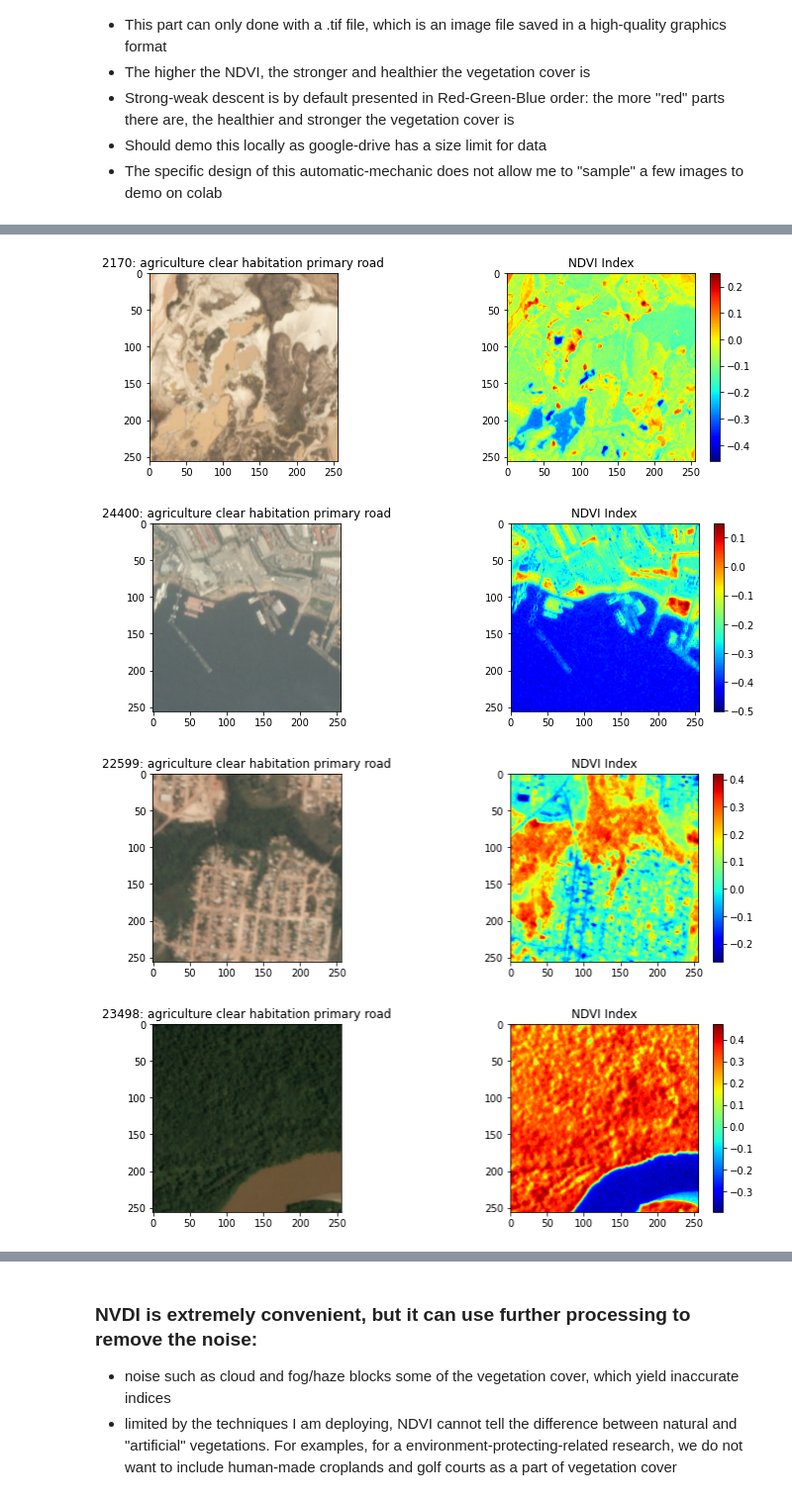
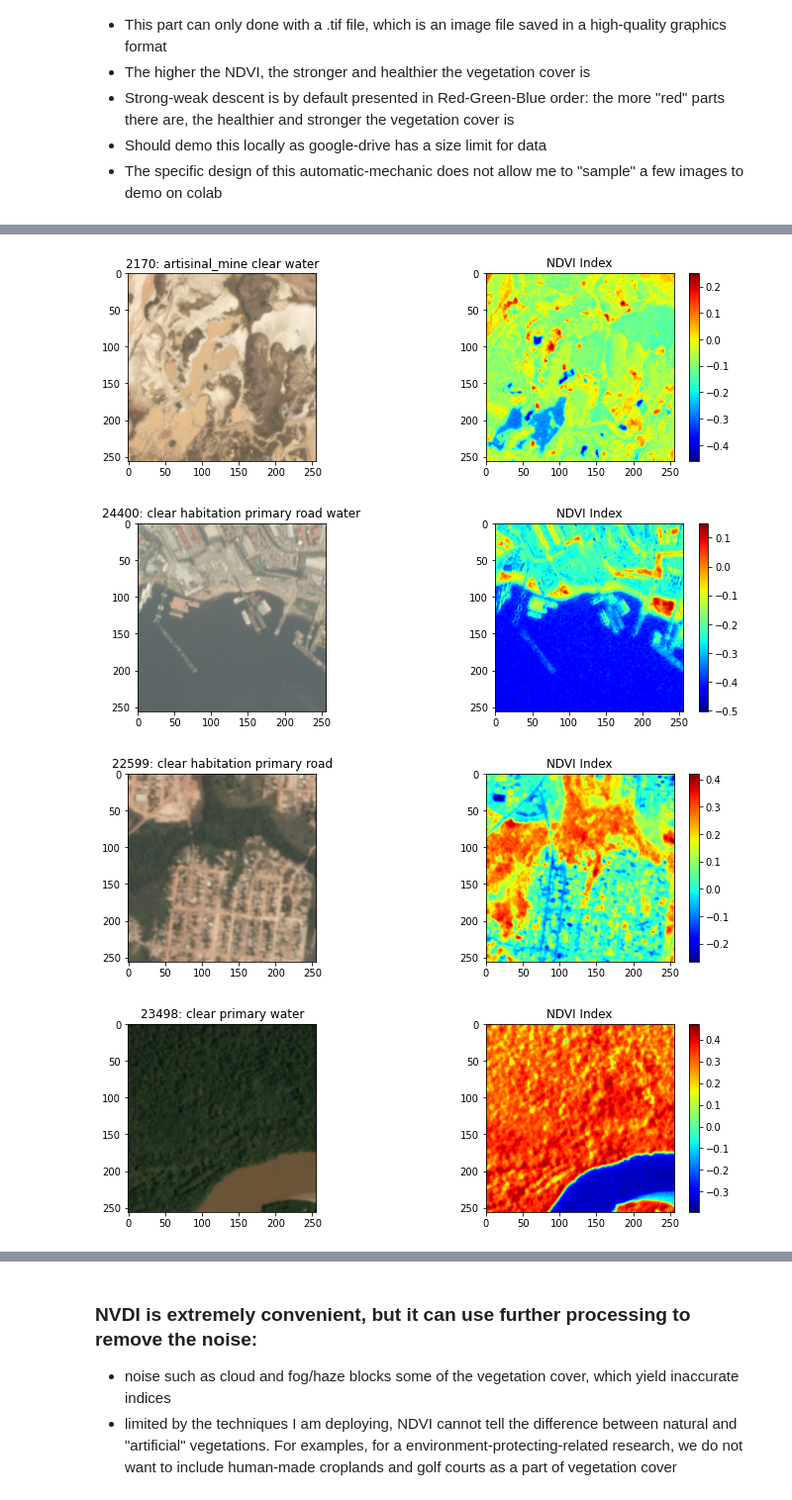
Before and after one commit to ZhiliWang/geospatial-imagery-ndvi, a Jupyter notebook: deep_earth.ipynb, the cells around one changed output, grey strips where cells are left out. Shown at 99% size. Cells and saved outputs as stored; diff of their text form; code cells hidden in the pictures.

```diff
--- a/deep_earth.ipynb
+++ b/deep_earth.ipynb
@@ -198,15 +190,10 @@ Verified: actual indices of these 9 images are [18102, 172, 2170, 24400, 22599,
 # %% [markdown]
 <h3>Demo: Manually Inputting Image Path</h3>
 # %%
-img_dex = 0
-manual_ls = ['/content/drive/My Drive/dl_final_data/train-jpg/train_20803.jpg']
-manual_ind = []
-for z in manual_ls:
-    dex = (z.split("train_")[1].split('.'))[0]
-    manual_ind.append(int(dex))
-plt.imshow(plt.imread(manual_ls[0]))
-temp = manual_ind[0]
-plt.title("{}: {}".format(manual_ind[0], map_csv['tags'][temp]))
+manual_path = '/content/drive/My Drive/dl_final_data/train-jpg/train_20803.jpg'
+dex = manual_path.split("train_")[1].split('.')[0]
+plt.imshow(plt.imread(manual_path))
+plt.title("{}: {}".format(dex, map_csv['tags'][int(dex)]))
 plt.show()
 # %% [output]
 [figure]
@@ -223,26 +210,27 @@ plt.show()
 # import tifffile
 # from skimage import io
 
-tifs_path = sorted(glob('/Users/zhiliwang/Documents/nu_dl/forest/data/train-tif-v2/*.tif'))
-# tifs_path = sorted(glob('/content/drive/My Drive/dl_final_data/train-tif-v2/*.tif'))
+select = [18102, 172, 2170, 24400, 22599, 23498, 19903, 13601, 20803]
 tifs_ls = []
-for k in selected:
-    tifs_ls.append(tifs_path[k])
+for ind in select:
+    temp_path = '/content/drive/My Drive/dl_final_data/train-tif-v2/train_{}.tif'\
+                .format(str(ind))
+    tifs_ls.append(temp_path)
 
 # Calculate NDVI
 imgs = [io.imread(path) / io.imread(path).max() for path in tifs_ls]
 ndvis = [(img[:,:,3] - img[:,:,0])/((img[:,:,3] + img[:,:,0])) for img in imgs]
 
 for m in range(9):
-    img_id = m
+    # img_id = m
     plt.figure(figsize=(12,3.5))
     plt.subplot(121)
-    temp = imgs_label_indices[m]
-    plt.title("{}: {}".format(imgs_label_indices[m], map_csv['tags'][temp]))
-    plt.imshow(plt.imread(imgs_ls[img_id]))
+    temp = select[m]
+    plt.title("{}: {}".format(select[m], map_csv['tags'][temp]))
+    plt.imshow(plt.imread(imgs_ls[m]))
     plt.subplot(122)
     plt.title('NDVI Index')
-    plt.imshow(ndvis[img_id], cmap='jet')
+    plt.imshow(ndvis[m], cmap='jet')
     plt.colorbar()
     plt.show()
 # %% [output]
@@ -251,4 +239,4 @@ for m in range(9):
-[figure, old version]
+[figure, new version]
-[figure, old version]
+[figure, new version]
-[figure, old version]
+[figure, new version]
-[figure, old version]
+[figure, new version]
```
Also changed, not shown: parts of 29 cells of this notebook, 2 other files.
